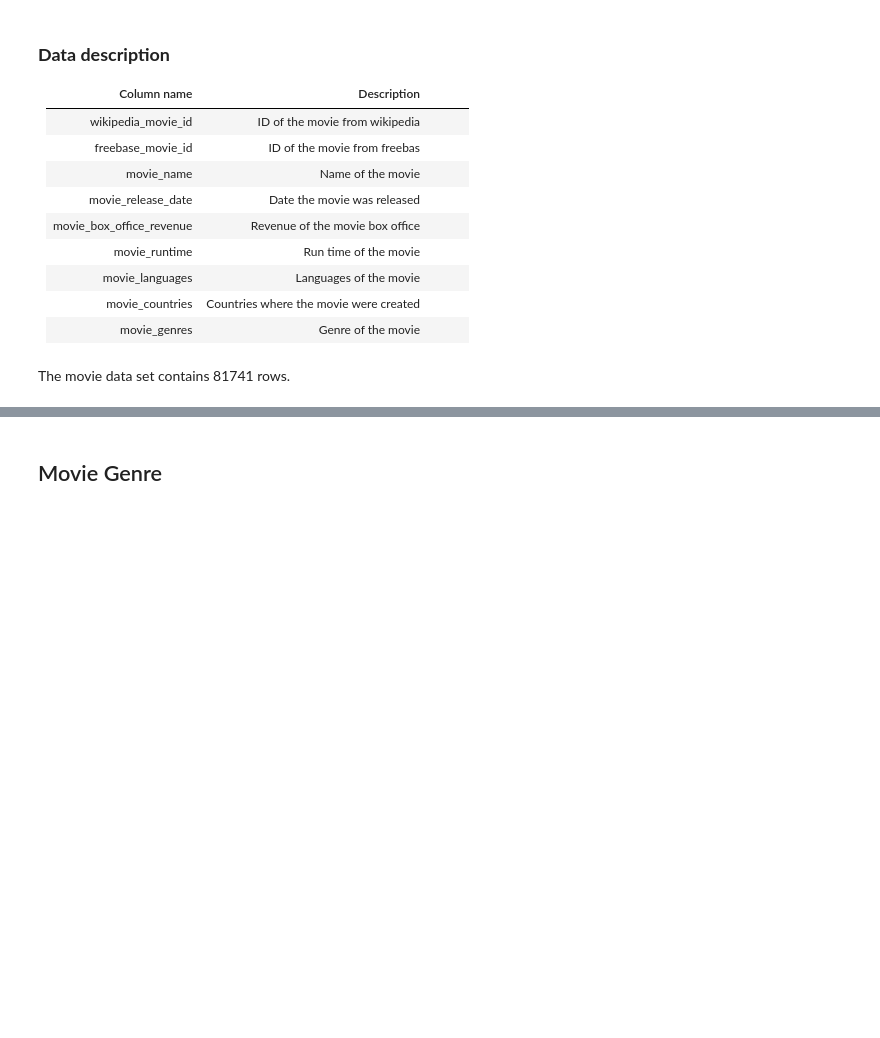
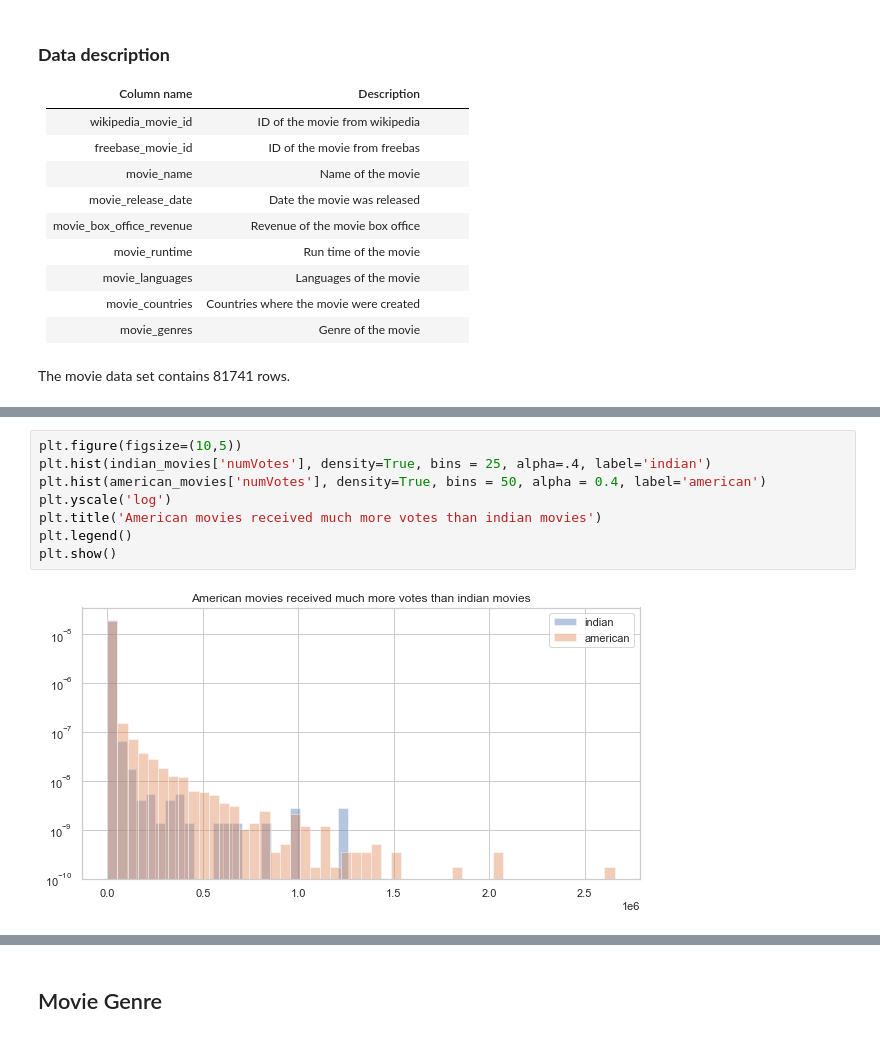
Before and after one commit to epfl-ada/ada-2022-project-badaboom, a Jupyter notebook: P2.ipynb, the cells around one changed output, grey strips where cells are left out. Drawn from its saved outputs; the diff is of its cells as text; blank space fills up the shorter version.

```diff
--- a/P2.ipynb
+++ b/P2.ipynb
@@ -40,0 +82,10 @@ print(len(indian_movies), len(american_movies))
+# %%
+plt.figure(figsize=(10,5))
+plt.hist(indian_movies['numVotes'], density=True, bins = 25, alpha=.4, label='indian')
+plt.hist(american_movies['numVotes'], density=True, bins = 50, alpha = 0.4, label='american')
+plt.yscale('log')
+plt.title('American movies received much more votes than indian movies')
+plt.legend()
+plt.show()
+# %% [output]
+[figure, added]
```
Also changed, not shown: parts of 9 cells of this notebook.
